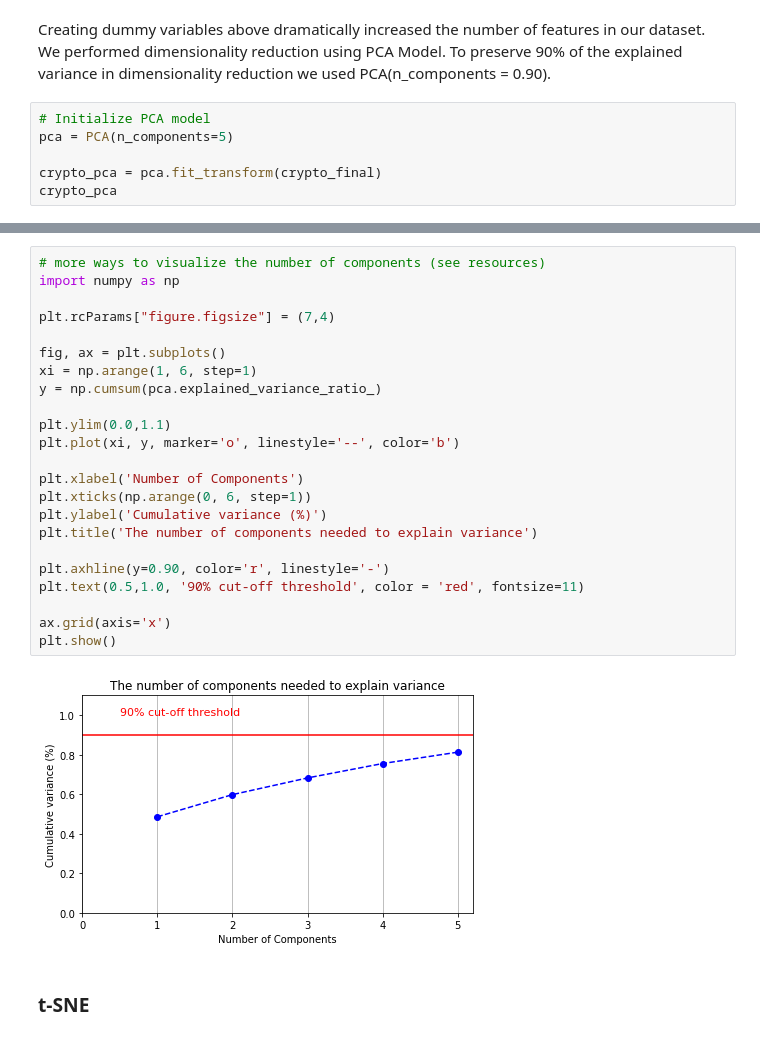
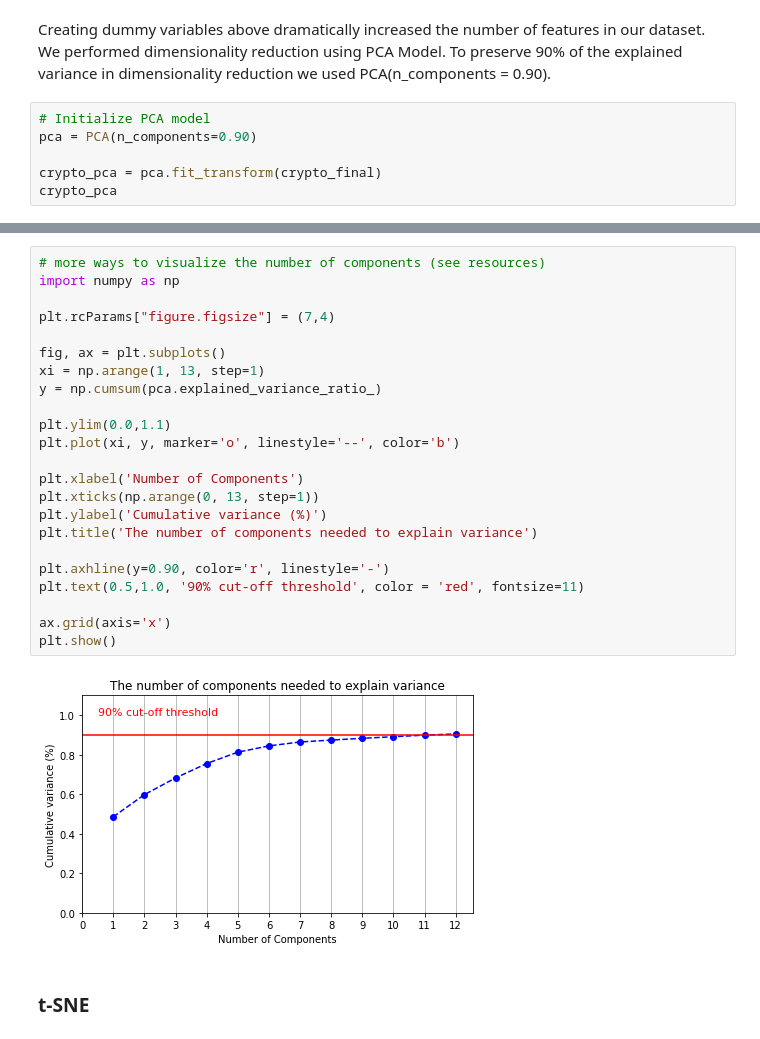
Before and after one commit to DasaSimo/Cryptocurrency-Clusters, a Jupyter notebook: crypto_clusters.ipynb, the cells around one changed output, grey strips where cells are left out. Cells and saved outputs as stored; diff of their text form.

```diff
--- a/crypto_clusters.ipynb
+++ b/crypto_clusters.ipynb
@@ -148,7 +148,7 @@ crypto_final
 Creating dummy variables above dramatically increased the number of features in our dataset. We performed dimensionality reduction using PCA Model. To preserve 90% of the explained variance in dimensionality reduction we used PCA(n_components = 0.90).
 # %%
 # Initialize PCA model
-pca = PCA(n_components=5)
+pca = PCA(n_components=0.90)
 
 crypto_pca = pca.fit_transform(crypto_final)
 crypto_pca
@@ -191,28 +199,28 @@ plt.show()
 # %%
 # more ways to visualize the number of components (see resources)
 import numpy as np
 
 plt.rcParams["figure.figsize"] = (7,4)
 
 fig, ax = plt.subplots()
-xi = np.arange(1, 6, step=1)
+xi = np.arange(1, 13, step=1)
 y = np.cumsum(pca.explained_variance_ratio_)
 
 plt.ylim(0.0,1.1)
 plt.plot(xi, y, marker='o', linestyle='--', color='b')
 
 plt.xlabel('Number of Components')
-plt.xticks(np.arange(0, 6, step=1))
+plt.xticks(np.arange(0, 13, step=1))
 plt.ylabel('Cumulative variance (%)')
 plt.title('The number of components needed to explain variance')
 
 plt.axhline(y=0.90, color='r', linestyle='-')
 plt.text(0.5,1.0, '90% cut-off threshold', color = 'red', fontsize=11)
 
 ax.grid(axis='x')
 plt.show()
 # %% [output]
-[figure, old version]
+[figure, new version]
 # %% [markdown]
 ### t-SNE
 # %%
```
Also changed, not shown: parts of 13 cells of this notebook.
